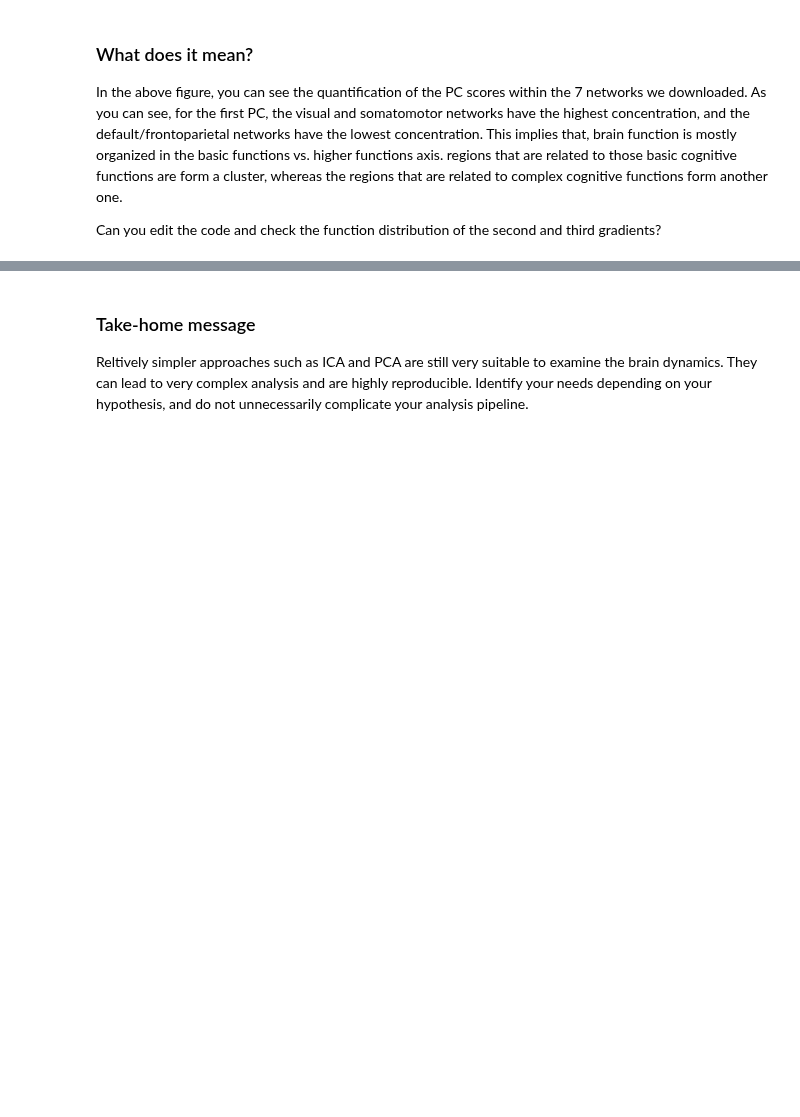
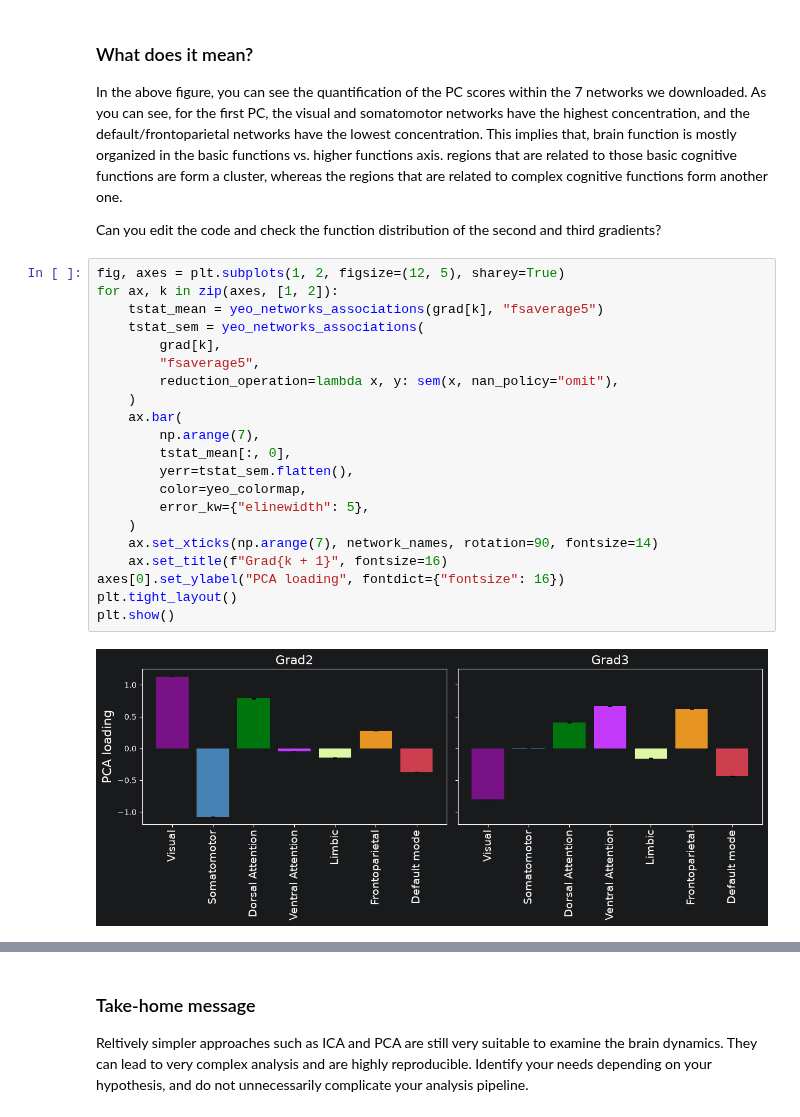
Before and after one commit to dmarek03/ml-for-neuroimaging-and-neuroscience, a Jupyter notebook: Lab-3_ICA-and-PCA-for-brain-networks/Lab-3_ICA-and-PCA-for-brain-networks.ipynb, the cells around one changed output, grey strips where cells are left out. Saved outputs shown, nothing was run; the diff lists cells and outputs as text; blank space fills up the shorter version.

```diff
--- a/Lab-3_ICA-and-PCA-for-brain-networks/Lab-3_ICA-and-PCA-for-brain-networks.ipynb
+++ b/Lab-3_ICA-and-PCA-for-brain-networks/Lab-3_ICA-and-PCA-for-brain-networks.ipynb
@@ -358,3 +331,26 @@ plt.show()
 In the above figure, you can see the quantification of the PC scores within the 7 networks we downloaded. As you can see, for the first PC, the visual and somatomotor networks have the highest concentration, and the default/frontoparietal networks have the lowest concentration. This implies that, brain function is mostly organized in the basic functions vs. higher functions axis. regions that are related to those basic cognitive functions are form a cluster, whereas the regions that are related to complex cognitive functions form another one.
 
 Can you edit the code and check the function distribution of the second and third gradients?
+# %%
+fig, axes = plt.subplots(1, 2, figsize=(12, 5), sharey=True)
+for ax, k in zip(axes, [1, 2]):
+    tstat_mean = yeo_networks_associations(grad[k], "fsaverage5")
+    tstat_sem = yeo_networks_associations(
+        grad[k],
+        "fsaverage5",
+        reduction_operation=lambda x, y: sem(x, nan_policy="omit"),
+    )
+    ax.bar(
+        np.arange(7),
+        tstat_mean[:, 0],
+        yerr=tstat_sem.flatten(),
+        color=yeo_colormap,
+        error_kw={"elinewidth": 5},
+    )
+    ax.set_xticks(np.arange(7), network_names, rotation=90, fontsize=14)
+    ax.set_title(f"Grad{k + 1}", fontsize=16)
+axes[0].set_ylabel("PCA loading", fontdict={"fontsize": 16})
+plt.tight_layout()
+plt.show()
+# %% [output]
+[figure, added]
```
Also changed, not shown: parts of 17 cells of this notebook, 2 other files.
